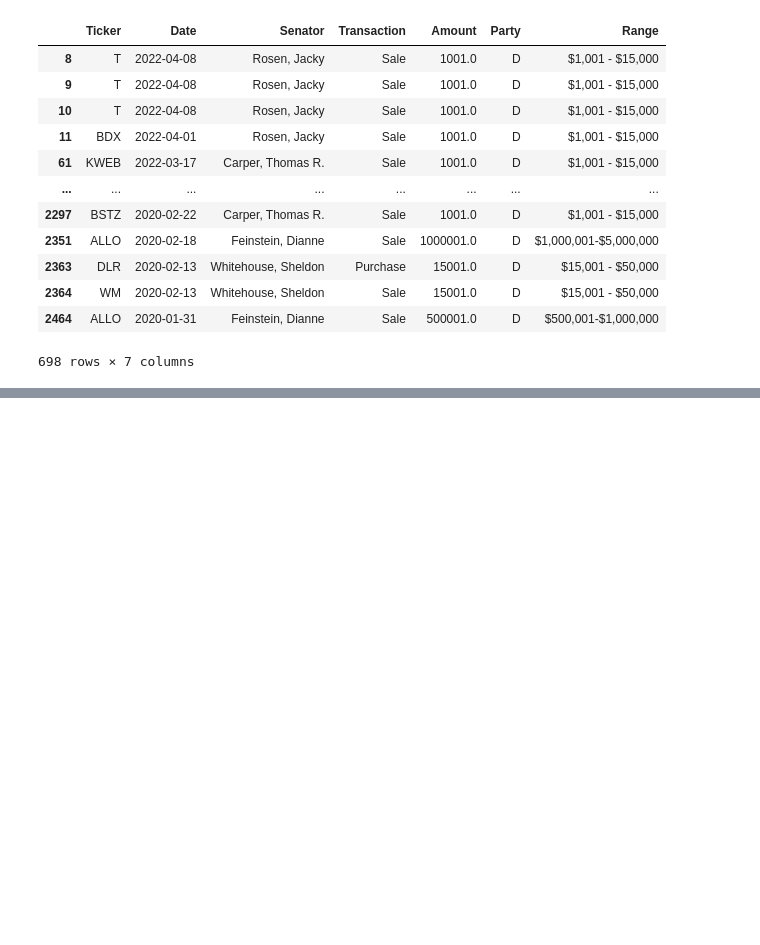
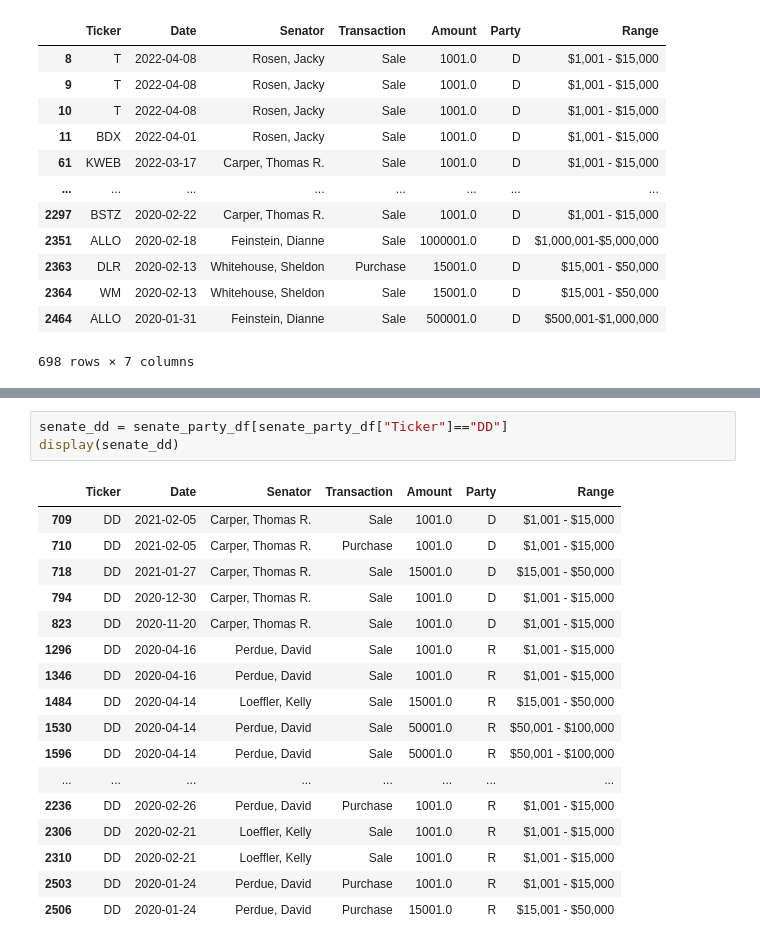
Before and after one commit to Loudju/Fintech_Project1_Politician_stock_trading, a Jupyter notebook: senate_trade_cleanup.ipynb, the cells around one changed output, grey strips where cells are left out. Saved outputs shown, nothing was run; the diff lists cells and outputs as text; blank space fills up the shorter version.

Commit message:
updated tickers aapl/dd/gme

```diff
--- a/senate_trade_cleanup.ipynb
+++ b/senate_trade_cleanup.ipynb
@@ -146,3 +176,24 @@ display(senate_dem)
 | 1150 | AAPL | 2020-06-26 | Wyden, Ron | Purchase | 15001.0 | D | $15,001 - $50,000 |
 | 1160 | AAPL | 2020-06-24 | Wyden, Ron | Purchase | 15001.0 | D | $15,001 - $50,000 |
 | 1168 | AAPL | 2020-06-23 | Wyden, Ron | Purchase | 50001.0 | D | $50,001 - $100,000 |
+# %%
+senate_dd = senate_party_df[senate_party_df["Ticker"]=="DD"]
+display(senate_dd)
+# %% [output]
+|  | Ticker | Date | Senator | Transaction | Amount | Party | Range |
+| 709 | DD | 2021-02-05 | Carper, Thomas R. | Sale | 1001.0 | D | $1,001 - $15,000 |
+| 710 | DD | 2021-02-05 | Carper, Thomas R. | Purchase | 1001.0 | D | $1,001 - $15,000 |
+| 718 | DD | 2021-01-27 | Carper, Thomas R. | Sale | 15001.0 | D | $15,001 - $50,000 |
+| 794 | DD | 2020-12-30 | Carper, Thomas R. | Sale | 1001.0 | D | $1,001 - $15,000 |
+| 823 | DD | 2020-11-20 | Carper, Thomas R. | Sale | 1001.0 | D | $1,001 - $15,000 |
+| 1296 | DD | 2020-04-16 | Perdue, David | Sale | 1001.0 | R | $1,001 - $15,000 |
+| 1346 | DD | 2020-04-16 | Perdue, David | Sale | 1001.0 | R | $1,001 - $15,000 |
+| 1484 | DD | 2020-04-14 | Loeffler, Kelly | Sale | 15001.0 | R | $15,001 - $50,000 |
+| 1530 | DD | 2020-04-14 | Perdue, David | Sale | 50001.0 | R | $50,001 - $100,000 |
+| 1596 | DD | 2020-04-14 | Perdue, David | Sale | 50001.0 | R | $50,001 - $100,000 |
+| ... | ... | ... | ... | ... | ... | ... | ... |
+| 2236 | DD | 2020-02-26 | Perdue, David | Purchase | 1001.0 | R | $1,001 - $15,000 |
+| 2306 | DD | 2020-02-21 | Loeffler, Kelly | Sale | 1001.0 | R | $1,001 - $15,000 |
+| 2310 | DD | 2020-02-21 | Loeffler, Kelly | Sale | 1001.0 | R | $1,001 - $15,000 |
+| 2503 | DD | 2020-01-24 | Perdue, David | Purchase | 1001.0 | R | $1,001 - $15,000 |
+| 2506 | DD | 2020-01-24 | Perdue, David | Purchase | 15001.0 | R | $15,001 - $50,000 |
```
Also changed, not shown: parts of 7 cells of this notebook.
